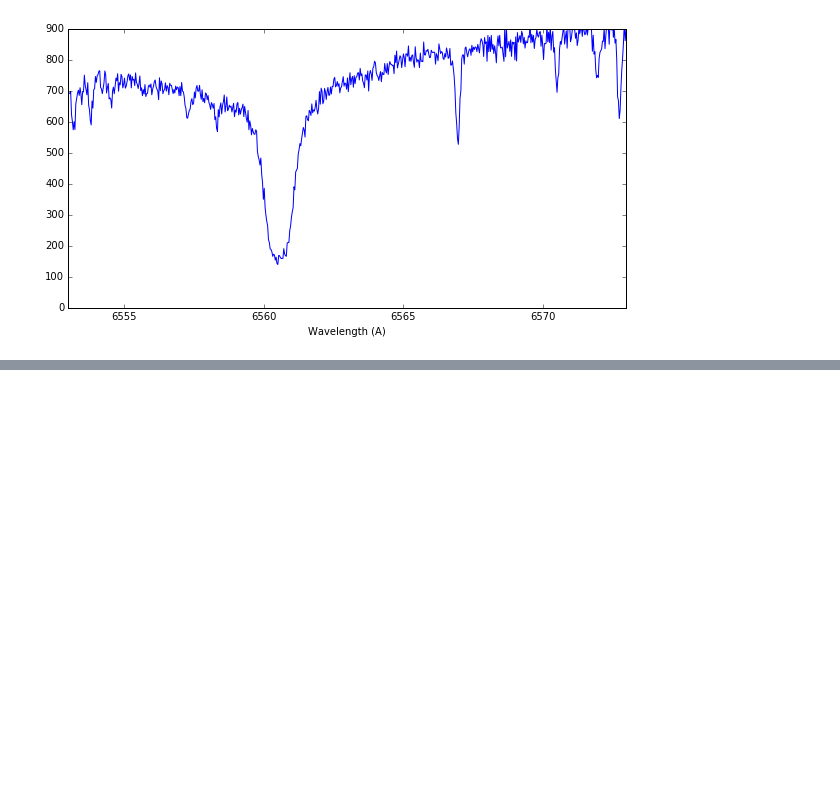
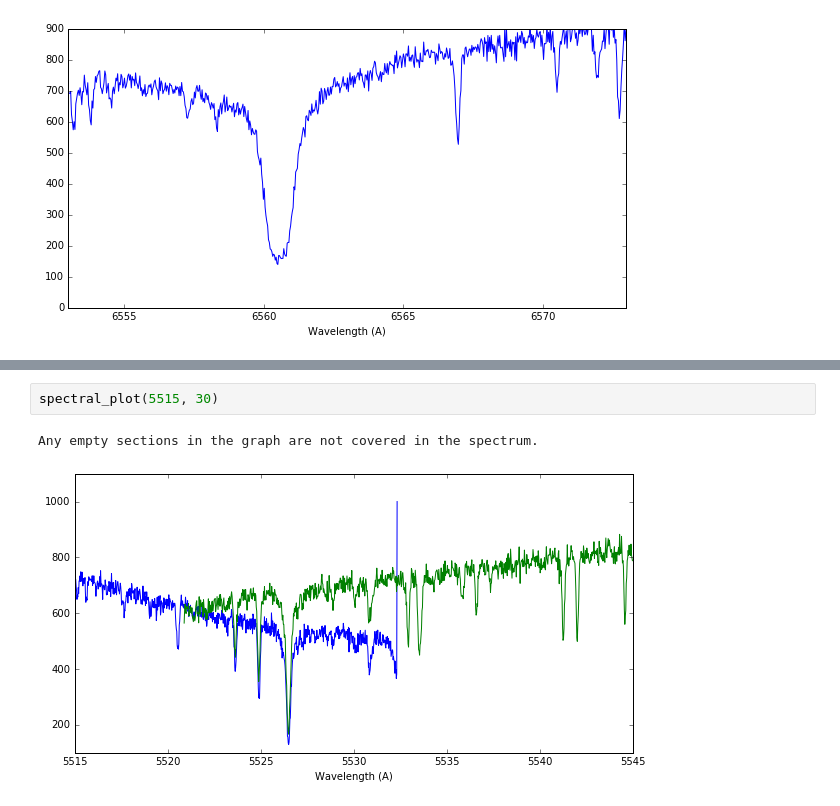
Before and after one commit to ylecoeuche/HIRES_analysis, a Jupyter notebook: HIRES.ipynb, the cells around one changed output, grey strips where cells are left out. Drawn from its saved outputs; the diff is of its cells as text; blank space fills up the shorter version.

```diff
--- a/HIRES.ipynb
+++ b/HIRES.ipynb
@@ -289,0 +535,5 @@ plt.xlabel('Wavelength (A)')
+# %%
+spectral_plot(5515, 30)
+# %% [output]
+Any empty sections in the graph are not covered in the spectrum.
+[figure, added]
```
Also changed, not shown: parts of 27 cells of this notebook, 2 other files.
